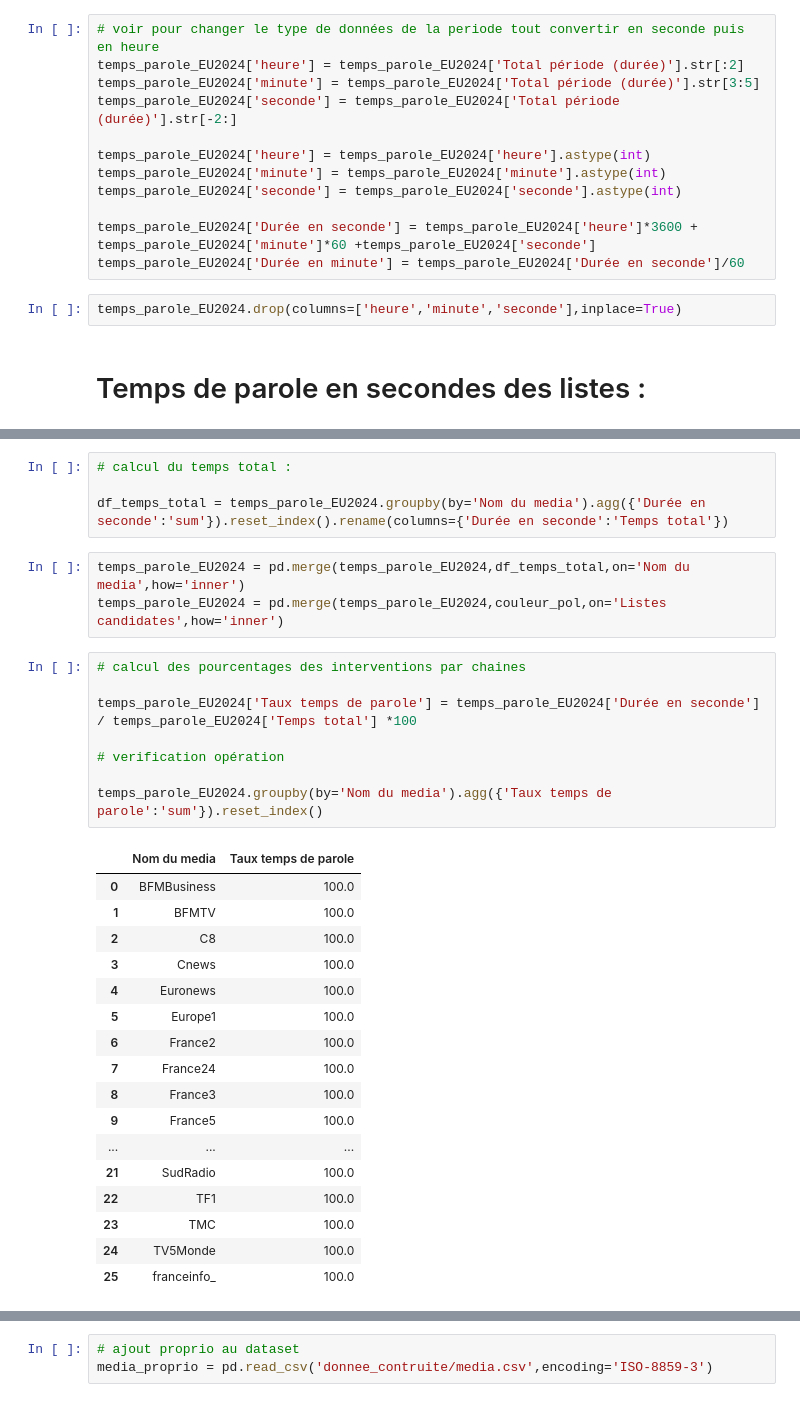
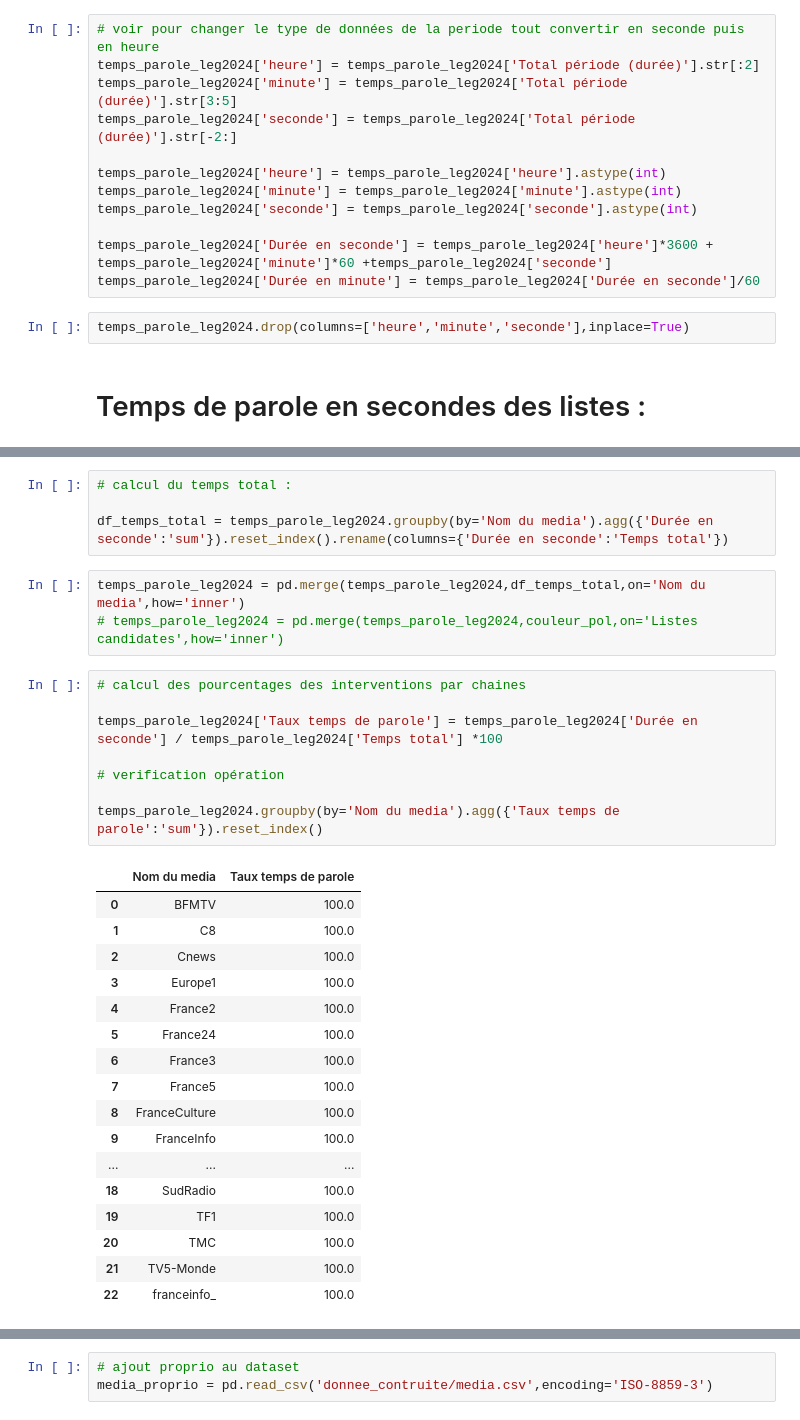
Before and after one commit to barrmath/temps_paroles_EU2024, a Jupyter notebook: data_prep_leg.ipynb, the cells around one changed output, grey strips where cells are left out. Cells and saved outputs as stored; diff of their text form.

```diff
--- a/data_prep_leg.ipynb
+++ b/data_prep_leg.ipynb
@@ -106,17 +100,17 @@ memory usage: 27.8+ KB
 # %%
 # voir pour changer le type de données de la periode tout convertir en seconde puis en heure
-temps_parole_EU2024['heure'] = temps_parole_EU2024['Total période (durée)'].str[:2]
-temps_parole_EU2024['minute'] = temps_parole_EU2024['Total période (durée)'].str[3:5]
-temps_parole_EU2024['seconde'] = temps_parole_EU2024['Total période (durée)'].str[-2:]
+temps_parole_leg2024['heure'] = temps_parole_leg2024['Total période (durée)'].str[:2]
+temps_parole_leg2024['minute'] = temps_parole_leg2024['Total période (durée)'].str[3:5]
+temps_parole_leg2024['seconde'] = temps_parole_leg2024['Total période (durée)'].str[-2:]
 
-temps_parole_EU2024['heure'] = temps_parole_EU2024['heure'].astype(int)
-temps_parole_EU2024['minute'] = temps_parole_EU2024['minute'].astype(int)
-temps_parole_EU2024['seconde'] = temps_parole_EU2024['seconde'].astype(int)
+temps_parole_leg2024['heure'] = temps_parole_leg2024['heure'].astype(int)
+temps_parole_leg2024['minute'] = temps_parole_leg2024['minute'].astype(int)
+temps_parole_leg2024['seconde'] = temps_parole_leg2024['seconde'].astype(int)
 
-temps_parole_EU2024['Durée en seconde'] = temps_parole_EU2024['heure']*3600 + temps_parole_EU2024['minute']*60 +temps_parole_EU2024['seconde']
-temps_parole_EU2024['Durée en minute'] = temps_parole_EU2024['Durée en seconde']/60
+temps_parole_leg2024['Durée en seconde'] = temps_parole_leg2024['heure']*3600 + temps_parole_leg2024['minute']*60 +temps_parole_leg2024['seconde']
+temps_parole_leg2024['Durée en minute'] = temps_parole_leg2024['Durée en seconde']/60
 # %%
-temps_parole_EU2024.drop(columns=['heure','minute','seconde'],inplace=True)
+temps_parole_leg2024.drop(columns=['heure','minute','seconde'],inplace=True)
 # %% [markdown]
 # Temps de parole en secondes des listes :<br>
 # %%
@@ -162,34 +156,34 @@ temps_parole_EU2024.groupby(by='Nom du media').agg({'Durée en seconde':'sum'}).
 # %%
 # calcul du temps total :
 
-df_temps_total = temps_parole_EU2024.groupby(by='Nom du media').agg({'Durée en seconde':'sum'}).reset_index().rename(columns={'Durée en seconde':'Temps total'})
+df_temps_total = temps_parole_leg2024.groupby(by='Nom du media').agg({'Durée en seconde':'sum'}).reset_index().rename(columns={'Durée en seconde':'Temps total'})
 # %%
-temps_parole_EU2024 = pd.merge(temps_parole_EU2024,df_temps_total,on='Nom du media',how='inner')
-temps_parole_EU2024 = pd.merge(temps_parole_EU2024,couleur_pol,on='Listes candidates',how='inner')
+temps_parole_leg2024 = pd.merge(temps_parole_leg2024,df_temps_total,on='Nom du media',how='inner')
+# temps_parole_leg2024 = pd.merge(temps_parole_leg2024,couleur_pol,on='Listes candidates',how='inner')
 # %%
 # calcul des pourcentages des interventions par chaines
 
-temps_parole_EU2024['Taux temps de parole'] = temps_parole_EU2024['Durée en seconde'] / temps_parole_EU2024['Temps total'] *100
+temps_parole_leg2024['Taux temps de parole'] = temps_parole_leg2024['Durée en seconde'] / temps_parole_leg2024['Temps total'] *100
 
 # verification opération
 
-temps_parole_EU2024.groupby(by='Nom du media').agg({'Taux temps de parole':'sum'}).reset_index()
+temps_parole_leg2024.groupby(by='Nom du media').agg({'Taux temps de parole':'sum'}).reset_index()
 # %% [output]
 |  | Nom du media | Taux temps de parole |
-| 0 | BFMBusiness | 100.0 |
-| 1 | BFMTV | 100.0 |
-| 2 | C8 | 100.0 |
-| 3 | Cnews | 100.0 |
-| 4 | Euronews | 100.0 |
-| 5 | Europe1 | 100.0 |
-| 6 | France2 | 100.0 |
-| 7 | France24 | 100.0 |
-| 8 | France3 | 100.0 |
-| 9 | France5 | 100.0 |
+| 0 | BFMTV | 100.0 |
+| 1 | C8 | 100.0 |
+| 2 | Cnews | 100.0 |
+| 3 | Europe1 | 100.0 |
+| 4 | France2 | 100.0 |
+| 5 | France24 | 100.0 |
+| 6 | France3 | 100.0 |
+| 7 | France5 | 100.0 |
+| 8 | FranceCulture | 100.0 |
+| 9 | FranceInfo | 100.0 |
 | ... | ... | ... |
-| 21 | SudRadio | 100.0 |
-| 22 | TF1 | 100.0 |
-| 23 | TMC | 100.0 |
-| 24 | TV5Monde | 100.0 |
-| 25 | franceinfo_ | 100.0 |
+| 18 | SudRadio | 100.0 |
+| 19 | TF1 | 100.0 |
+| 20 | TMC | 100.0 |
+| 21 | TV5-Monde | 100.0 |
+| 22 | franceinfo_ | 100.0 |
 # %%
```
Also changed, not shown: parts of 20 cells of this notebook, 2 other files.
